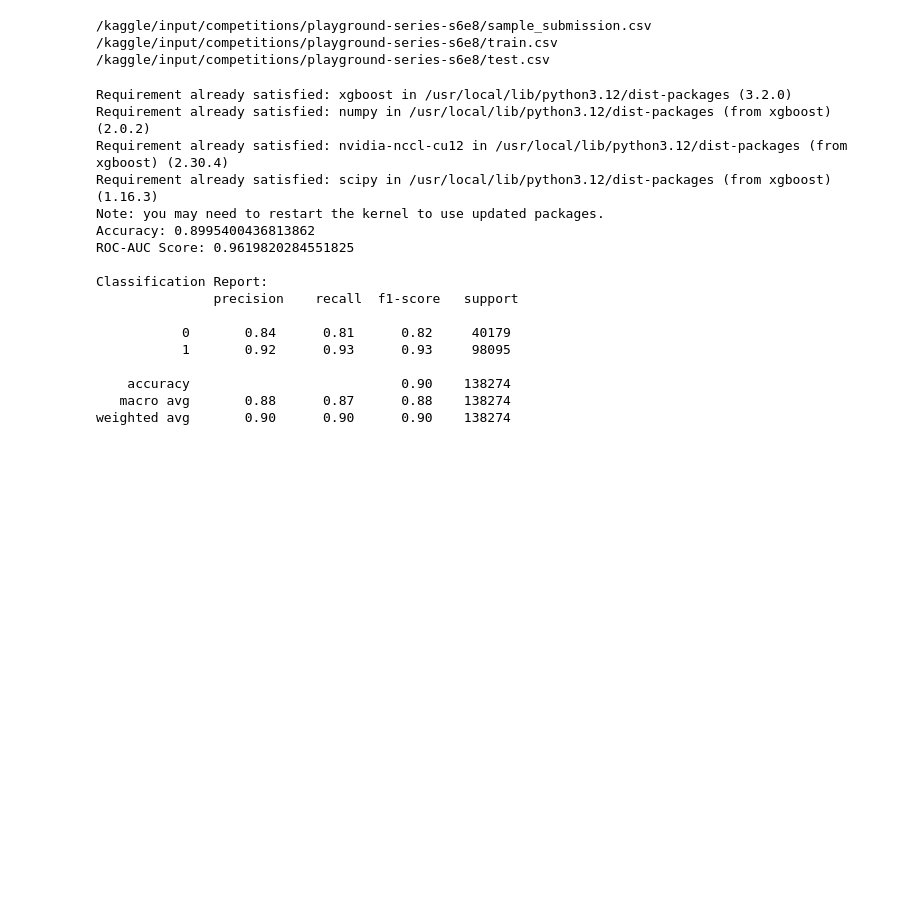
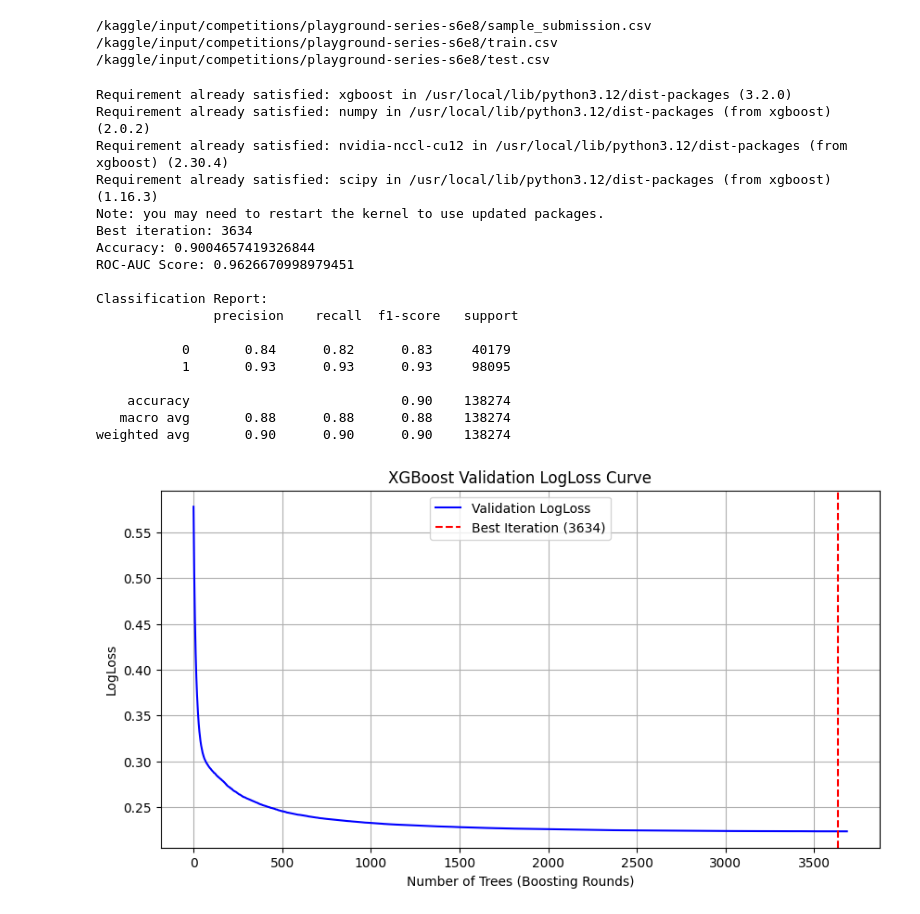
Before and after one commit to ssarmin/Kaggle-s6e8_Predicting-Smartphone-Addiction, a Jupyter notebook: predicting-smartphone-addiction.ipynb, the cells around one changed output. Cells and saved outputs as stored; diff of their text form; code cells hidden in the pictures; blank space fills up the shorter version.

Commit message:
experimenting with n_estimators | Version 5

```diff
--- a/predicting-smartphone-addiction.ipynb
+++ b/predicting-smartphone-addiction.ipynb
@@ -84,13 +84,13 @@ from sklearn.preprocessing import OrdinalEncoder
 # 1. Define explicit hierarchy for each categorical column
 stress_level_order = ['Low', 'Medium', 'High']
 
-encoder = OrdinalEncoder(categories=[stress_level_order], handle_unknown='use_encoded_value', unknown_value=-1)
+encoder_ordinal = OrdinalEncoder(categories=[stress_level_order], handle_unknown='use_encoded_value', unknown_value=-1)
 
 # 2. Fit and transform training data
 cols_to_encode = ['stress_level']
-X_train[cols_to_encode] = encoder.fit_transform(X_train[cols_to_encode])
-X_val[cols_to_encode] = encoder.transform(X_val[cols_to_encode])
-X_test[cols_to_encode] = encoder.transform(X_test[cols_to_encode])
+X_train[cols_to_encode] = encoder_ordinal.fit_transform(X_train[cols_to_encode])
+X_val[cols_to_encode] = encoder_ordinal.transform(X_val[cols_to_encode])
+X_test[cols_to_encode] = encoder_ordinal.transform(X_test[cols_to_encode])
 # %%
 # 2. Define the bin edges
 bins = [0, 19, 35, 50, 64, 120]
@@ -135,19 +135,19 @@ xgb_model = XGBClassifier(
     enable_categorical=True, # 2. Enable native handling for pandas 'category' columns with NaNs
     tree_method='hist',# Required for enable_categorical
     random_state=48,
-    n_estimators=1999,
+    n_estimators=5000,
     max_depth=5,
     eval_metric='logloss',
-    # early_stopping_rounds=50,
+    early_stopping_rounds=50,
     learning_rate=0.05
 )
-xgb_model.fit(X_train, y_train)
-# xgb_model.fit(
-#     X_train, y_train,
-#     eval_set=[(X_val, y_val)],
-#     verbose=False
-# )
-# print("Best iteration:", xgb_model.best_iteration)
+# xgb_model.fit(X_train, y_train)
+xgb_model.fit(
+    X_train, y_train,
+    eval_set=[(X_val, y_val)],
+    verbose=False
+)
+print("Best iteration:", xgb_model.best_iteration)
 
 y_pred = xgb_model.predict(X_val)
 y_proba = xgb_model.predict_proba(X_val)[:, 1]
@@ -162,18 +162,37 @@ Requirement already satisfied: numpy in /usr/local/lib/python3.12/dist-packages
 Requirement already satisfied: nvidia-nccl-cu12 in /usr/local/lib/python3.12/dist-packages (from xgboost) (2.30.4)
 Requirement already satisfied: scipy in /usr/local/lib/python3.12/dist-packages (from xgboost) (1.16.3)
 Note: you may need to restart the kernel to use updated packages.
-Accuracy: 0.8995400436813862
-ROC-AUC Score: 0.9619820284551825
+Best iteration: 3634
+Accuracy: 0.9004657419326844
+ROC-AUC Score: 0.9626670998979451
 
 Classification Report:
                precision    recall  f1-score   support
 
-           0       0.84      0.81      0.82     40179
-           1       0.92      0.93      0.93     98095
+           0       0.84      0.82      0.83     40179
+           1       0.93      0.93      0.93     98095
 
     accuracy                           0.90    138274
-   macro avg       0.88      0.87      0.88    138274
+   macro avg       0.88      0.88      0.88    138274
 weighted avg       0.90      0.90      0.90    138274
+# %%
+import matplotlib.pyplot as plt
+
+# Extract and plot the evaluation results (validation logloss curve)
+evals_result = xgb_model.evals_result()
+validation_logloss = evals_result['validation_0']['logloss']
+
+plt.figure(figsize=(10, 5))
+plt.plot(validation_logloss, label='Validation LogLoss', color='blue')
+plt.axvline(x=xgb_model.best_iteration, color='red', linestyle='--', label=f'Best Iteration ({xgb_model.best_iteration})')
+plt.xlabel('Number of Trees (Boosting Rounds)')
+plt.ylabel('LogLoss')
+plt.title('XGBoost Validation LogLoss Curve')
+plt.legend()
+plt.grid(True)
+plt.show()
+# %% [output]
+[figure, added]
 # %%
 # from sklearn.inspection import permutation_importance
 
```
Also changed, not shown: parts of 2 cells of this notebook.
